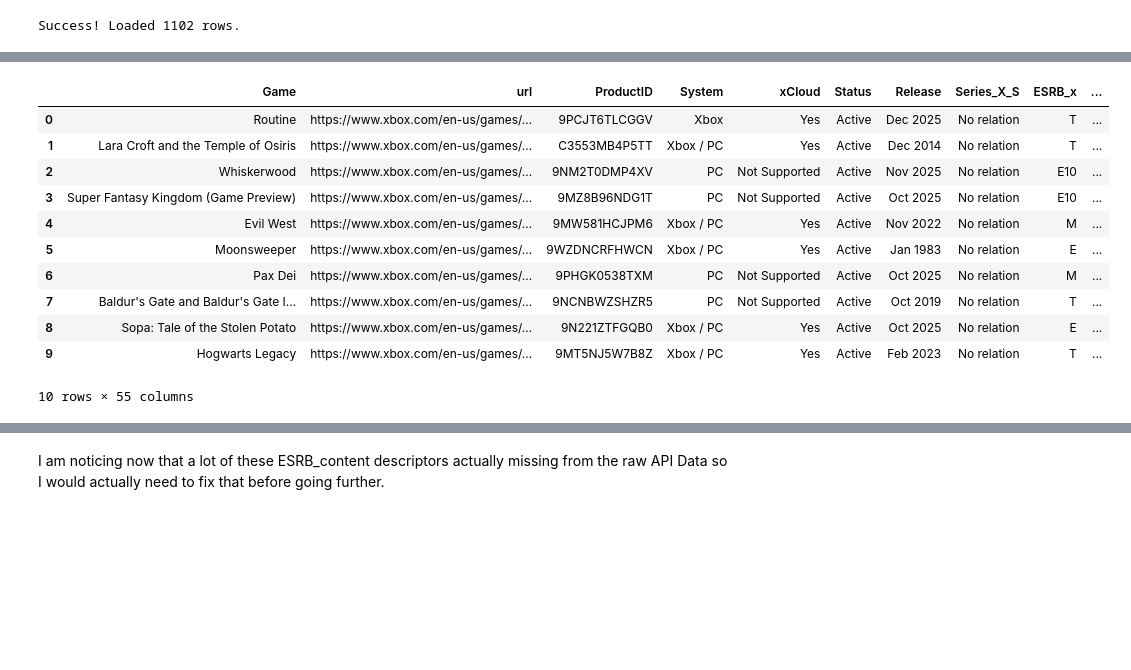
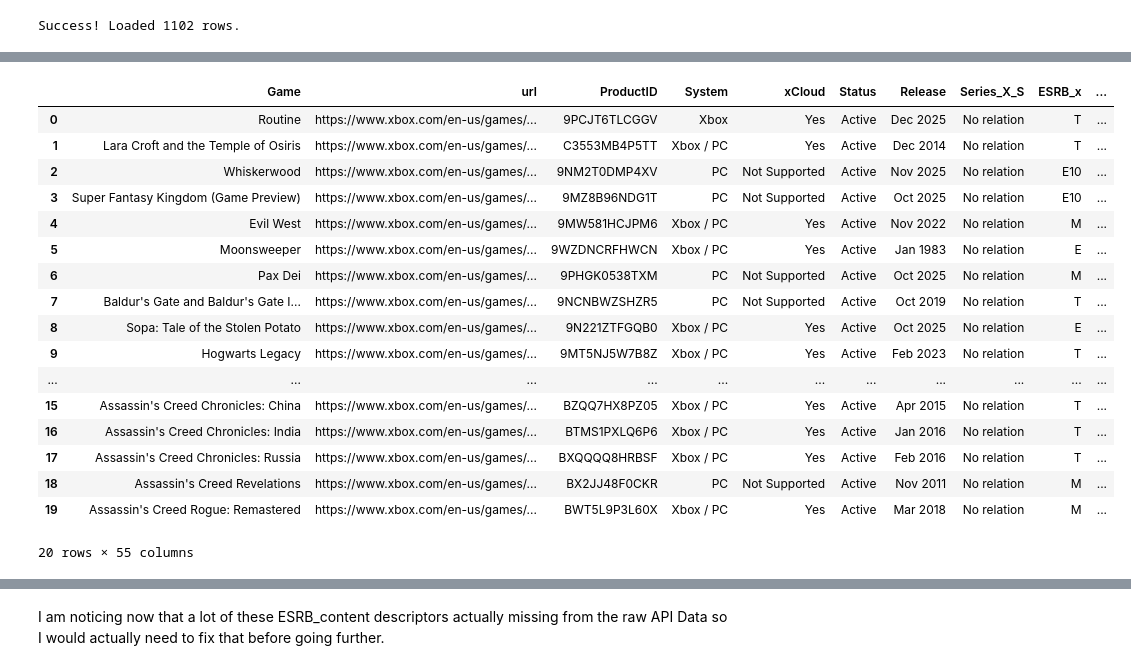
Before and after one commit to Doggo21345/Xbox-ELT-pipeline, a Jupyter notebook: ML/Notebooks/EDA.ipynb, the cells around one changed output, grey strips where cells are left out. Saved outputs shown, nothing was run; the diff lists cells and outputs as text; code cells hidden in the pictures; blank space fills up the shorter version.

```diff
--- a/ML/Notebooks/EDA.ipynb
+++ b/ML/Notebooks/EDA.ipynb
@@ -51,20 +61,26 @@ final_df = final_df_csv.drop(columns= columns_drop)
 # %%
 final_df['xCloud'] = final_df['xCloud'].fillna('Not Supported')
 final_df['developer'] = final_df['developer'].fillna(final_df['publisher'])
-final_df.head(10)
+final_df.head(20)
 # %% [output]
 |  | Game | url | ProductID | System | xCloud | Status | Release | Series_X_S | ESRB_x | ... |
 | 0 | Routine | https://www.xbox.com/en-us/games/... | 9PCJT6TLCGGV | Xbox | Yes | Active | Dec 2025 | No relation | T | ... |
 | 1 | Lara Croft and the Temple of Osiris | https://www.xbox.com/en-us/games/... | C3553MB4P5TT | Xbox / PC | Yes | Active | Dec 2014 | No relation | T | ... |
 | 2 | Whiskerwood | https://www.xbox.com/en-us/games/... | 9NM2T0DMP4XV | PC | Not Supported | Active | Nov 2025 | No relation | E10 | ... |
 | 3 | Super Fantasy Kingdom (Game Preview) | https://www.xbox.com/en-us/games/... | 9MZ8B96NDG1T | PC | Not Supported | Active | Oct 2025 | No relation | E10 | ... |
 | 4 | Evil West | https://www.xbox.com/en-us/games/... | 9MW581HCJPM6 | Xbox / PC | Yes | Active | Nov 2022 | No relation | M | ... |
 | 5 | Moonsweeper | https://www.xbox.com/en-us/games/... | 9WZDNCRFHWCN | Xbox / PC | Yes | Active | Jan 1983 | No relation | E | ... |
 | 6 | Pax Dei | https://www.xbox.com/en-us/games/... | 9PHGK0538TXM | PC | Not Supported | Active | Oct 2025 | No relation | M | ... |
 | 7 | Baldur's Gate and Baldur's Gate I... | https://www.xbox.com/en-us/games/... | 9NCNBWZSHZR5 | PC | Not Supported | Active | Oct 2019 | No relation | T | ... |
 | 8 | Sopa: Tale of the Stolen Potato | https://www.xbox.com/en-us/games/... | 9N221ZTFGQB0 | Xbox / PC | Yes | Active | Oct 2025 | No relation | E | ... |
 | 9 | Hogwarts Legacy | https://www.xbox.com/en-us/games/... | 9MT5NJ5W7B8Z | Xbox / PC | Yes | Active | Feb 2023 | No relation | T | ... |
+| ... | ... | ... | ... | ... | ... | ... | ... | ... | ... | ... |
+| 15 | Assassin's Creed Chronicles: China | https://www.xbox.com/en-us/games/... | BZQQ7HX8PZ05 | Xbox / PC | Yes | Active | Apr 2015 | No relation | T | ... |
+| 16 | Assassin's Creed Chronicles: India | https://www.xbox.com/en-us/games/... | BTMS1PXLQ6P6 | Xbox / PC | Yes | Active | Jan 2016 | No relation | T | ... |
+| 17 | Assassin's Creed Chronicles: Russia | https://www.xbox.com/en-us/games/... | BXQQQQ8HRBSF | Xbox / PC | Yes | Active | Feb 2016 | No relation | T | ... |
+| 18 | Assassin's Creed Revelations | https://www.xbox.com/en-us/games/... | BX2JJ48F0CKR | PC | Not Supported | Active | Nov 2011 | No relation | M | ... |
+| 19 | Assassin's Creed Rogue: Remastered | https://www.xbox.com/en-us/games/... | BWT5L9P3L60X | Xbox / PC | Yes | Active | Mar 2018 | No relation | M | ... |
-10 rows × 55 columns
+20 rows × 55 columns
 # %%
 final_df['publisher'] = final_df['publisher'].fillna('electronic arts')
 final_df['developer'] = final_df['developer'].fillna('electronic arts')
```
Also changed, not shown: parts of 1 cell of this notebook, 2 other files.
